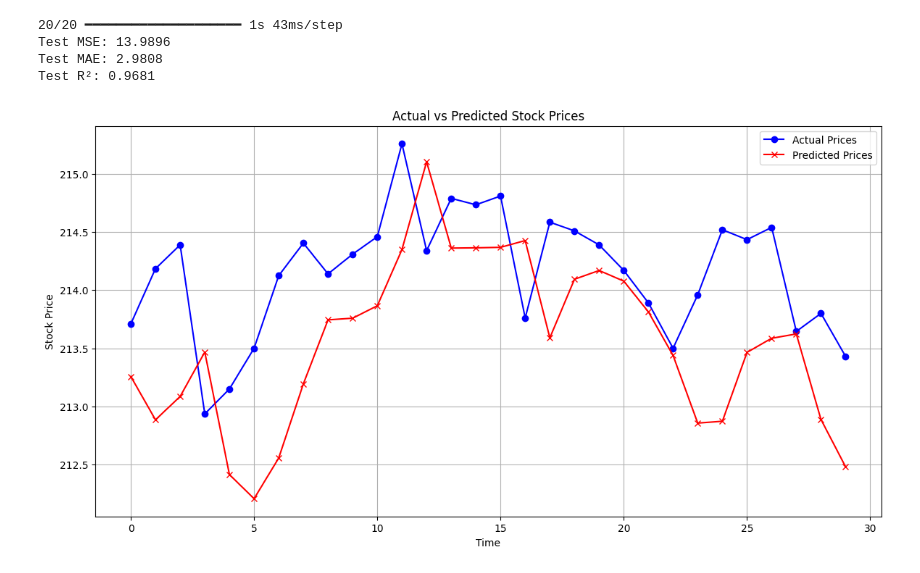
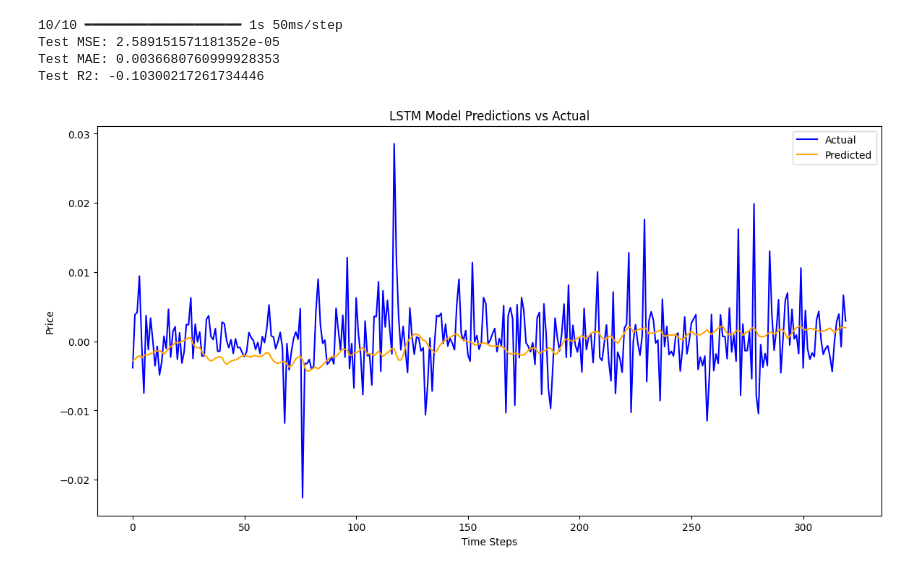
Before and after one commit to CenturionTheMan/WhiteRock, a Jupyter notebook: src/model_playground2.ipynb, the cells around one changed output. Cells and saved outputs as stored; diff of their text form; code cells hidden in the pictures.

```diff
--- a/src/model_playground2.ipynb
+++ b/src/model_playground2.ipynb
@@ -150,16 +177,11 @@ from tensorflow.keras.layers import LSTM, Dense, Dropout
 
 model = Sequential([
     LSTM(units=128,
-         return_sequences=True,
-         input_shape=(SEQ_LENGTH, X_train.shape[2])),
+         return_sequences=True, input_shape=(SEQ_LENGTH, X_train.shape[2])),
     Dropout(0.3),
-
-    LSTM(units=128,
-         return_sequences=False),
+    LSTM(units=64, return_sequences=False),
     Dropout(0.3),
-
-    Dense(units=64, activation='relu'),
-
+    Dense(units=32, activation='relu'),
     Dense(units=1)
 ])
 
@@ -187,8 +209,8 @@ Model: "sequential_5"
  Non-trainable params: 0 (0.00 B)
 # %%
-#monitors
 callbacks = [
-    tf.keras.callbacks.EarlyStopping(monitor='val_loss', mode='min', patience=20, restore_best_weights=True, verbose=1)
+    tf.keras.callbacks.EarlyStopping(monitor='val_loss', mode='min', patience=10, restore_best_weights=True, verbose=1),
+    tf.keras.callbacks.ReduceLROnPlateau(monitor='val_loss', factor=0.5, patience=5, min_lr=1e-7, verbose=1),
 ]
 
 history = model.fit(
@@ -230,28 +254,27 @@ joblib.dump(target_scaler, SAVE_PATH + 'target_scaler.save')
 # %%
-y_pred = model.predict(X_test)
-y_test_inv = target_scaler.inverse_transform(y_test.reshape(-1, 1))
-y_pred_inv = target_scaler.inverse_transform(y_pred)
+y_pred_scaled = model.predict(X_test)
+y_pred = target_scaler.inverse_transform(y_pred_scaled)
+y_test_actual = target_scaler.inverse_transform(y_test.reshape(-1, 1))
+mse = mean_squared_error(y_test_actual, y_pred)
+mae = mean_absolute_error(y_test_actual, y_pred)
+r2 = r2_score(y_test_actual, y_pred)
 
-mse = mean_squared_error(y_test_inv, y_pred_inv)
-mae = mean_absolute_error(y_test_inv, y_pred_inv)
-r2 = r2_score(y_test_inv, y_pred_inv)
-print(f"Test MSE: {mse:.4f}")
-print(f"Test MAE: {mae:.4f}")
-print(f"Test R²: {r2:.4f}")
+print("Test MSE:", mse)
+print("Test MAE:", mae)
+print("Test R2:", r2)
 # %% [output]
-20/20 ━━━━━━━━━━━━━━━━━━━━ 1s 43ms/step
-Test MSE: 13.9896
-Test MAE: 2.9808
-Test R²: 0.9681
+10/10 ━━━━━━━━━━━━━━━━━━━━ 1s 50ms/step
+Test MSE: 2.589151571181352e-05
+Test MAE: 0.0036680760999928353
+Test R2: -0.10300217261734446
 # %%
 plt.figure(figsize=(14, 7))
-plt.plot(y_test_inv[:30], label='Actual Prices', color='blue', marker='o')
-plt.plot(y_pred_inv[:30], label='Predicted Prices', color='red', marker='x')
-plt.title('Actual vs Predicted Stock Prices')
-plt.xlabel('Time')
-plt.ylabel('Stock Price')
+plt.plot(y_test_actual, label='Actual', color='blue')
+plt.plot(y_pred, label='Predicted', color='orange')
+plt.title('LSTM Model Predictions vs Actual')
+plt.xlabel('Time Steps')
+plt.ylabel('Price')
 plt.legend()
-plt.grid()
 plt.show()
 # %% [output]
-[figure, old version]
+[figure, new version]
```
Also changed, not shown: parts of 8 cells of this notebook, 4 other files.
